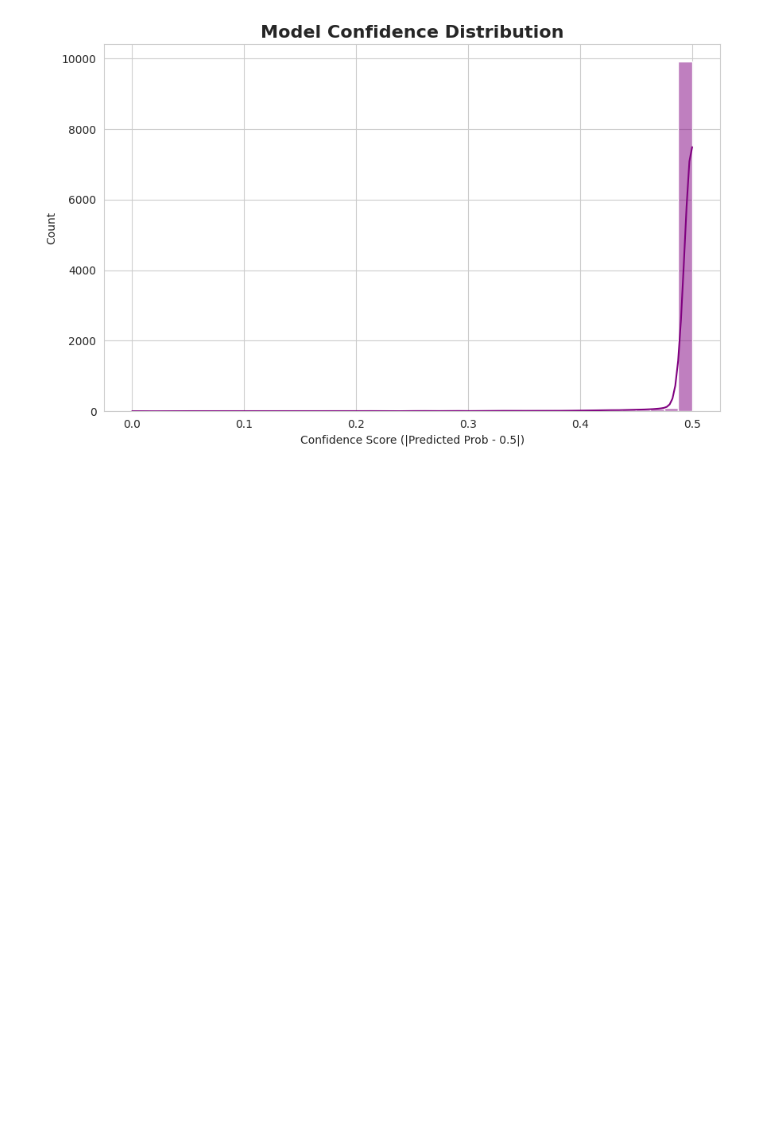
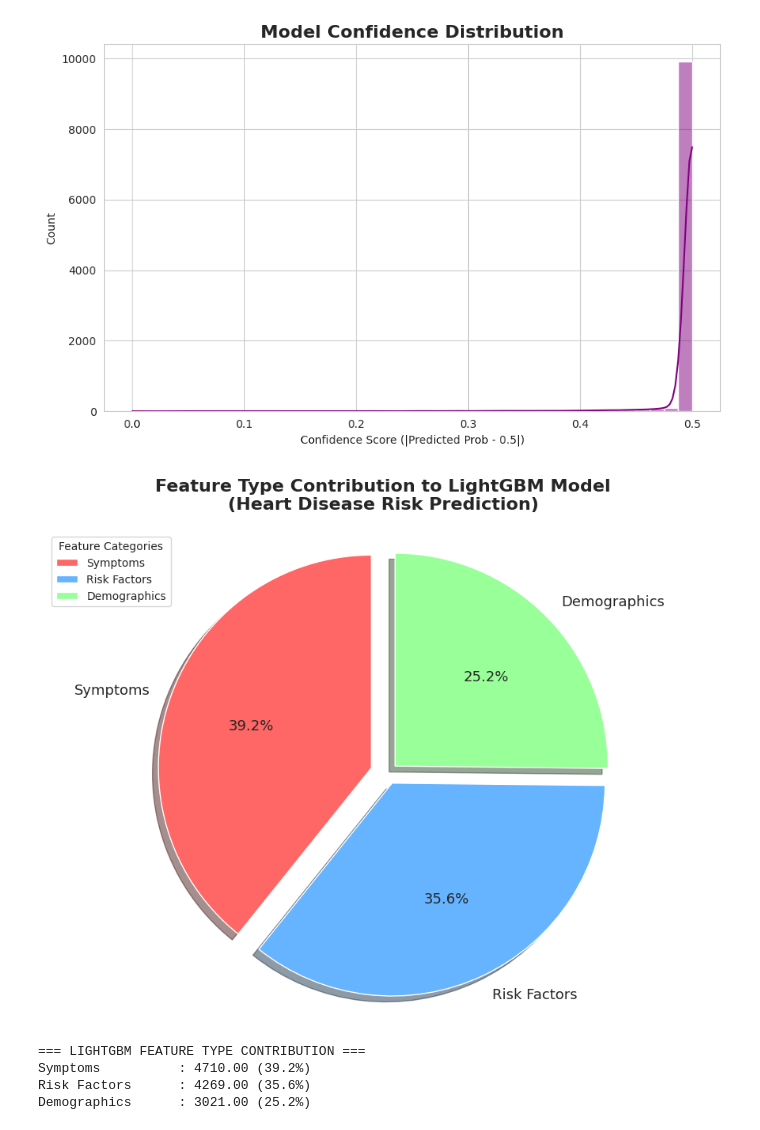
Before and after one commit to proshenjitbarua06-dot/skill-morph, a Jupyter notebook: Untitled12.ipynb, the cells around one changed output. Cells and saved outputs as stored; diff of their text form; code cells hidden in the pictures; blank space fills up the shorter version.

```diff
--- a/Untitled12.ipynb
+++ b/Untitled12.ipynb
@@ -470,3 +470,58 @@ plt.show()
 # %% [output]
 [figure]
 [figure]
+# %%
+# ==================== FEATURE TYPE CONTRIBUTION - LIGHTGBM ====================
+
+# Define feature categories
+symptom_features = ['Chest_Pain', 'Shortness_of_Breath', 'Fatigue', 'Palpitations',
+                   'Dizziness', 'Swelling', 'Pain_Arms_Jaw_Back', 'Cold_Sweats_Nausea']
+
+risk_factor_features = ['High_BP', 'High_Cholesterol', 'Diabetes', 'Smoking', 'Obesity',
+                       'Sedentary_Lifestyle', 'Family_History', 'Chronic_Stress']
+
+demographic_features = ['Gender', 'Age']
+
+# Get Feature Importances from LightGBM
+importances = lgb_model.feature_importances_
+feat_imp = pd.DataFrame({
+    'Feature': X.columns,
+    'Importance': importances
+})
+
+# Calculate importance by category
+symptom_imp = feat_imp[feat_imp['Feature'].isin(symptom_features)]['Importance'].sum()
+risk_imp = feat_imp[feat_imp['Feature'].isin(risk_factor_features)]['Importance'].sum()
+demo_imp = feat_imp[feat_imp['Feature'].isin(demographic_features)]['Importance'].sum()
+
+# Total for percentage
+total = symptom_imp + risk_imp + demo_imp
+
+labels = ['Symptoms', 'Risk Factors', 'Demographics']
+sizes = [symptom_imp, risk_imp, demo_imp]
+colors = ['#ff6666', '#66b3ff', '#99ff99']
+explode = (0.08, 0.05, 0.05)
+
+# Plot Pie Chart
+plt.figure(figsize=(11, 8))
+plt.pie(sizes, labels=labels, autopct='%1.1f%%', colors=colors,
+        explode=explode, shadow=True, startangle=90,
+        textprops={'fontsize': 13})
+
+plt.title('Feature Type Contribution to LightGBM Model\n(Heart Disease Risk Prediction)',
+          fontsize=16, fontweight='bold', pad=20)
+plt.axis('equal')
+plt.legend(labels, title="Feature Categories", loc="best")
+plt.show()
+
+# Print numerical breakdown
+print("=== LIGHTGBM FEATURE TYPE CONTRIBUTION ===")
+print(f"Symptoms          : {symptom_imp:.2f} ({symptom_imp/total*100:.1f}%)")
+print(f"Risk Factors      : {risk_imp:.2f} ({risk_imp/total*100:.1f}%)")
+print(f"Demographics      : {demo_imp:.2f} ({demo_imp/total*100:.1f}%)")
+# %% [output]
+[figure, added]
+=== LIGHTGBM FEATURE TYPE CONTRIBUTION ===
+Symptoms          : 4710.00 (39.2%)
+Risk Factors      : 4269.00 (35.6%)
+Demographics      : 3021.00 (25.2%)
```
